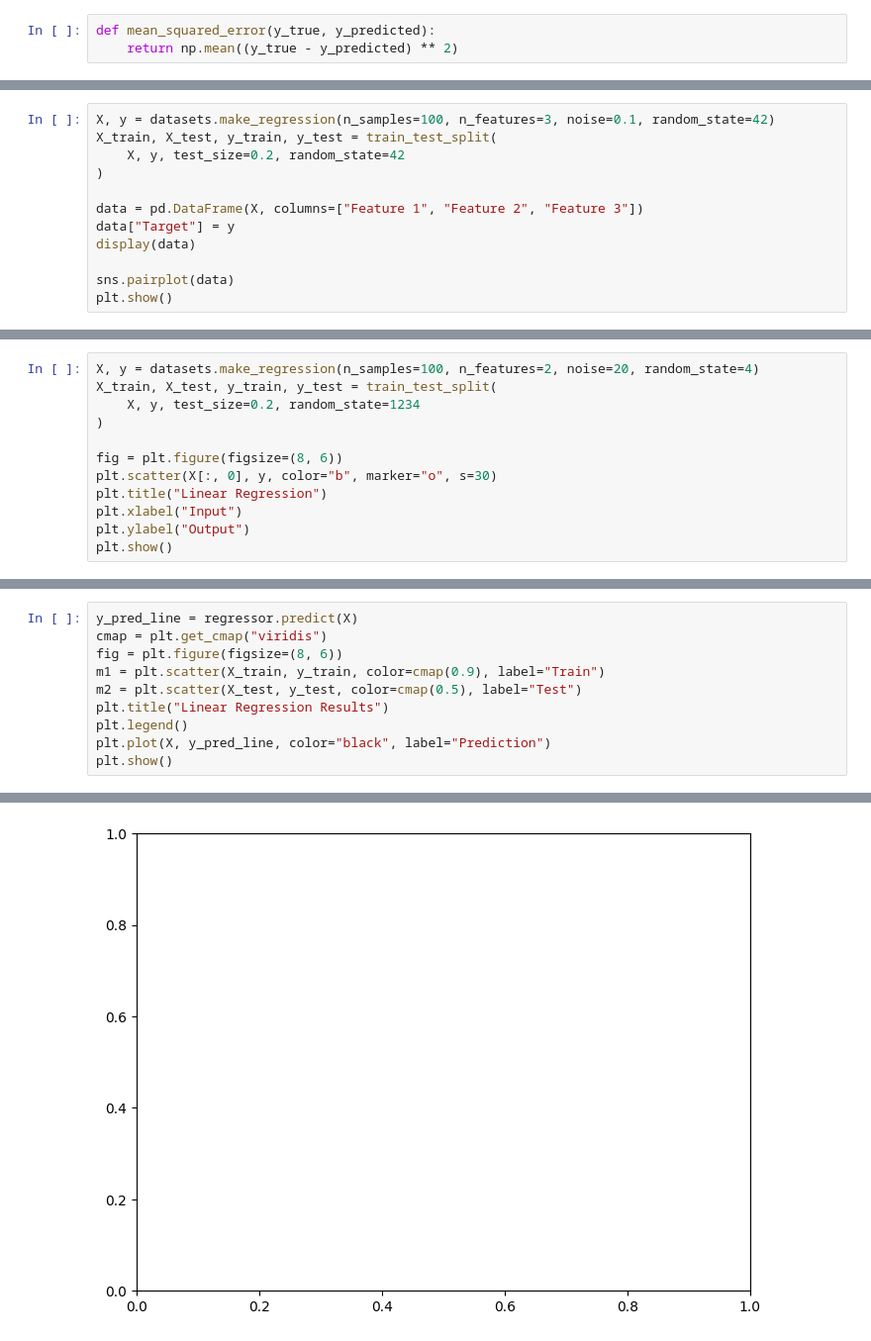
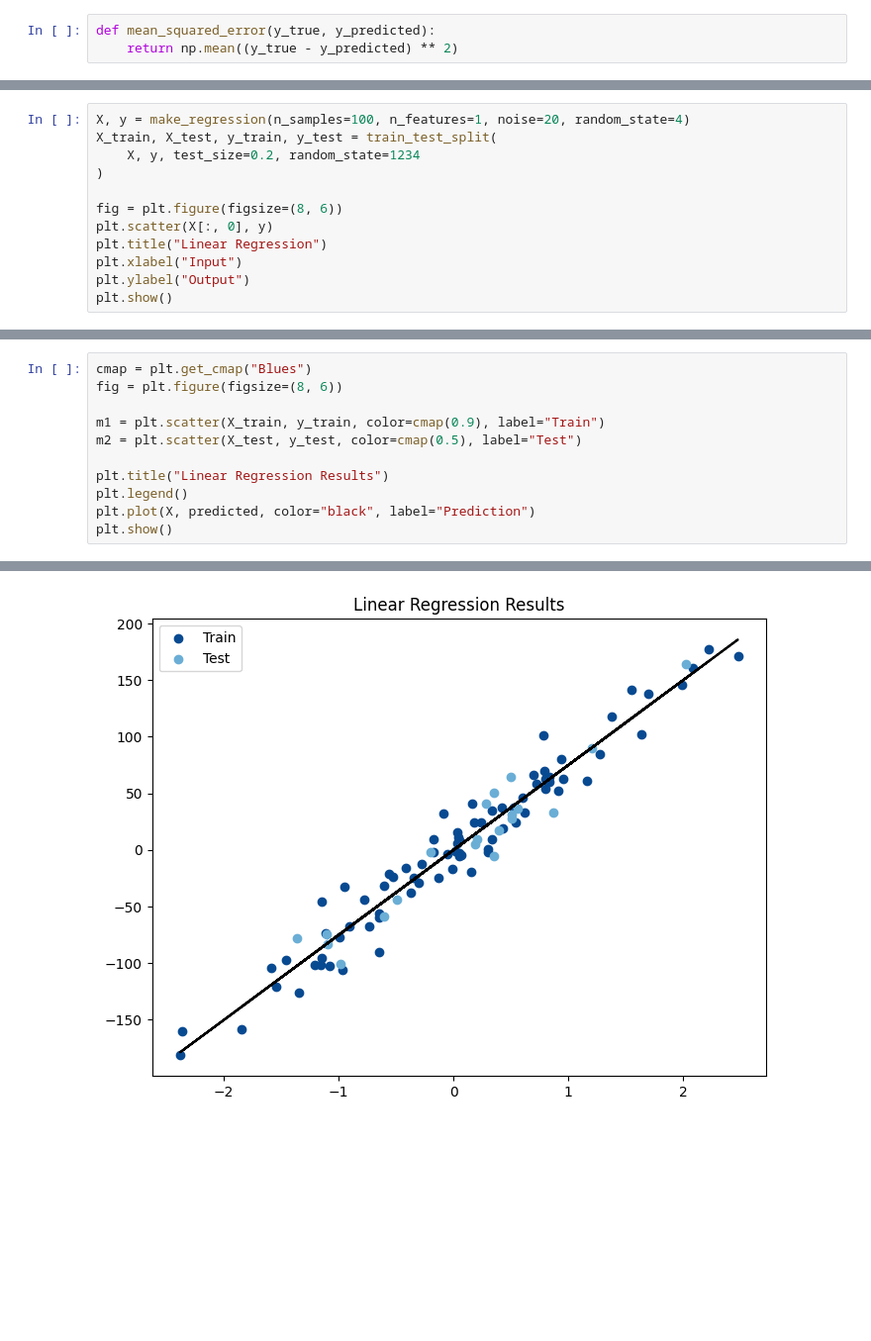
Before and after one commit to wuihee/machine-learning-algorithms, a Jupyter notebook: notebooks/1-linear-regression.ipynb, the cells around one changed output, grey strips where cells are left out. Shown at 99% size. Cells and saved outputs as stored; diff of their text form; blank space fills up the shorter version.

```diff
--- a/notebooks/1-linear-regression.ipynb
+++ b/notebooks/1-linear-regression.ipynb
@@ -78,13 +110,13 @@ def mean_squared_error(y_true, y_predicted):
 # %%
-X, y = datasets.make_regression(n_samples=100, n_features=3, noise=0.1, random_state=42)
+X, y = make_regression(n_samples=100, n_features=1, noise=20, random_state=4)
 X_train, X_test, y_train, y_test = train_test_split(
-    X, y, test_size=0.2, random_state=42
+    X, y, test_size=0.2, random_state=1234
 )
 
-data = pd.DataFrame(X, columns=["Feature 1", "Feature 2", "Feature 3"])
-data["Target"] = y
-display(data)
-
-sns.pairplot(data)
+fig = plt.figure(figsize=(8, 6))
+plt.scatter(X[:, 0], y)
+plt.title("Linear Regression")
+plt.xlabel("Input")
+plt.ylabel("Output")
 plt.show()
 # %% [output]
@@ -105,12 +123,0 @@ plt.show()
-# %%
-X, y = datasets.make_regression(n_samples=100, n_features=2, noise=20, random_state=4)
-X_train, X_test, y_train, y_test = train_test_split(
-    X, y, test_size=0.2, random_state=1234
-)
-
-fig = plt.figure(figsize=(8, 6))
-plt.scatter(X[:, 0], y, color="b", marker="o", s=30)
-plt.title("Linear Regression")
-plt.xlabel("Input")
-plt.ylabel("Output")
-plt.show()
@@ -131,11 +136,12 @@ The mean squared error is: 588.7118301378961
 # %%
-y_pred_line = regressor.predict(X)
-cmap = plt.get_cmap("viridis")
+cmap = plt.get_cmap("Blues")
 fig = plt.figure(figsize=(8, 6))
+
 m1 = plt.scatter(X_train, y_train, color=cmap(0.9), label="Train")
 m2 = plt.scatter(X_test, y_test, color=cmap(0.5), label="Test")
+
 plt.title("Linear Regression Results")
 plt.legend()
-plt.plot(X, y_pred_line, color="black", label="Prediction")
+plt.plot(X, predicted, color="black", label="Prediction")
 plt.show()
 # %% [output]
@@ -143 +148 @@ ValueError: x and y must be the same size
-[figure, old version]
+[figure, new version]
```
Also changed, not shown: parts of 18 cells of this notebook.
